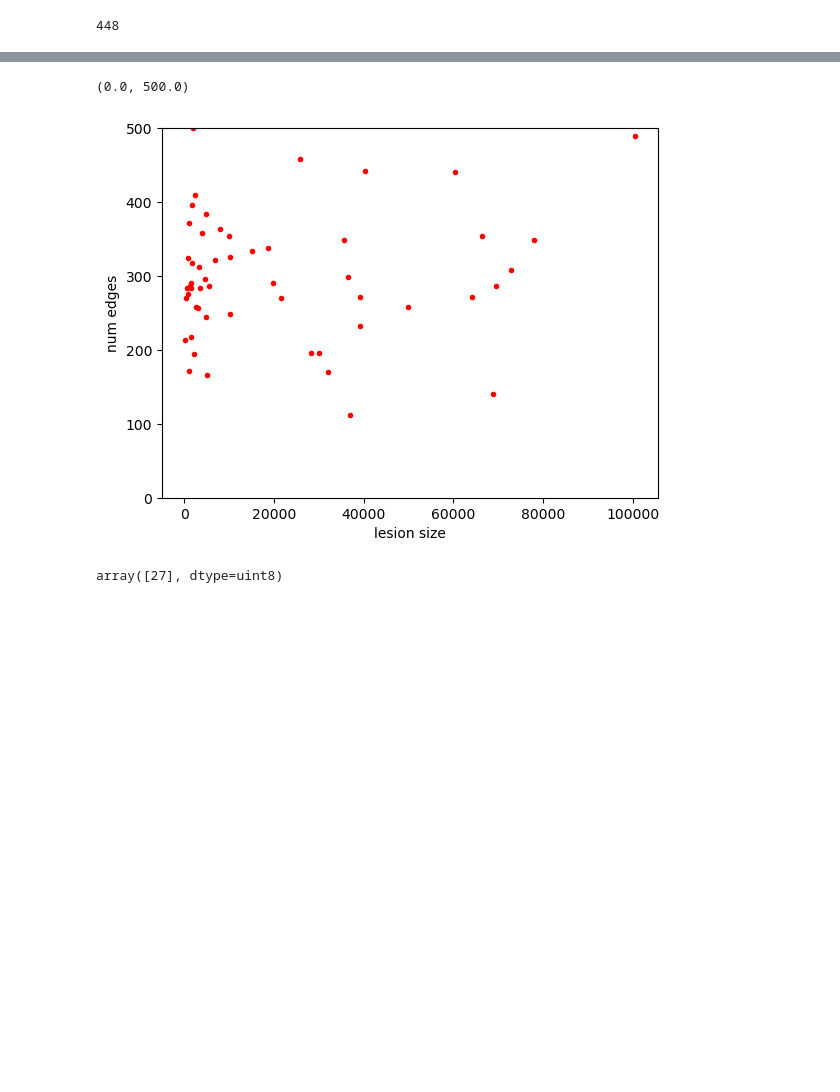
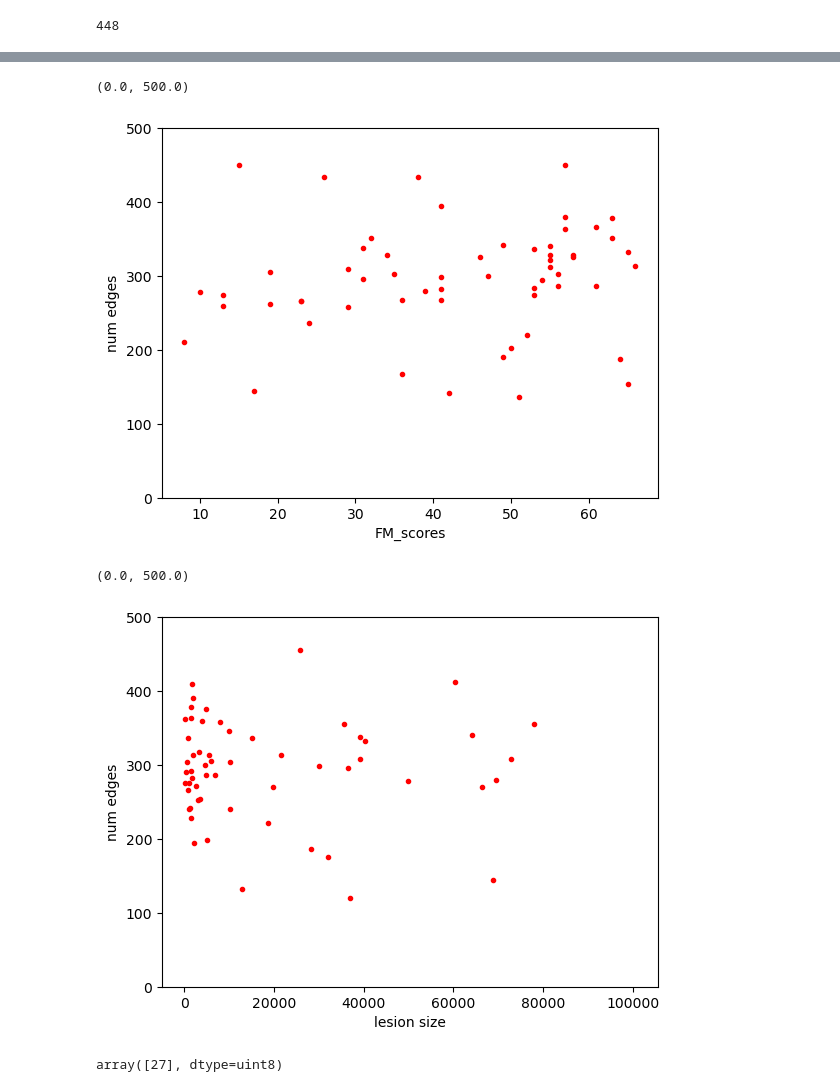
Before and after one commit to zhibinz2/MEG_EEG_Source_Localization, a Jupyter notebook: organize_62stroke/step5.analyse_groups.ipynb, the cells around one changed output, grey strips where cells are left out. Saved outputs shown, nothing was run; the diff lists cells and outputs as text; code cells hidden in the pictures; blank space fills up the shorter version.

```diff
--- a/organize_62stroke/step5.analyse_groups.ipynb
+++ b/organize_62stroke/step5.analyse_groups.ipynb
@@ -11,7 +11,7 @@ demographics.keys()
 dict_keys(['__header__', '__version__', '__globals__', 'FM_scores', 'ages', 'cor_ind', 'days_poststroke', 'lesion_sizes', 'matfile_names', 'subc_ind'])
 # %%
 matfile_names=demographics['matfile_names']
-FM_scores=demographics['FM_scores']
+FM_scores=np.squeeze(demographics['FM_scores'])
 ages=demographics['ages']
 days_poststroke=demographics['days_poststroke']
 lesion_sizes=demographics['lesion_sizes']
@@ -215,11 +273,20 @@ plt.ylim([100,2000])
+# %%
+
+plt.plot(FM_scores,max_dg_freq[:,1],'r.')
+plt.xlabel('FM_scores')
+plt.ylabel('num edges')
+plt.ylim([0,500])
+# %% [output]
+(0.0, 500.0)
+[figure, added]
 # %%
-plt.plot(lesion_sizes,max_dg_freq[:,0],'r.')
+plt.plot(lesion_sizes,max_dg_freq[:,2],'r.')
 plt.xlabel('lesion size')
 plt.ylabel('num edges')
 plt.ylim([0,500])
 # %% [output]
 (0.0, 500.0)
-[figure, old version]
+[figure, new version]
 # %%
 plt.subplot(1,2,1)
 plt.plot()
```
Also changed, not shown: parts of 11 cells of this notebook, 2 other files.
